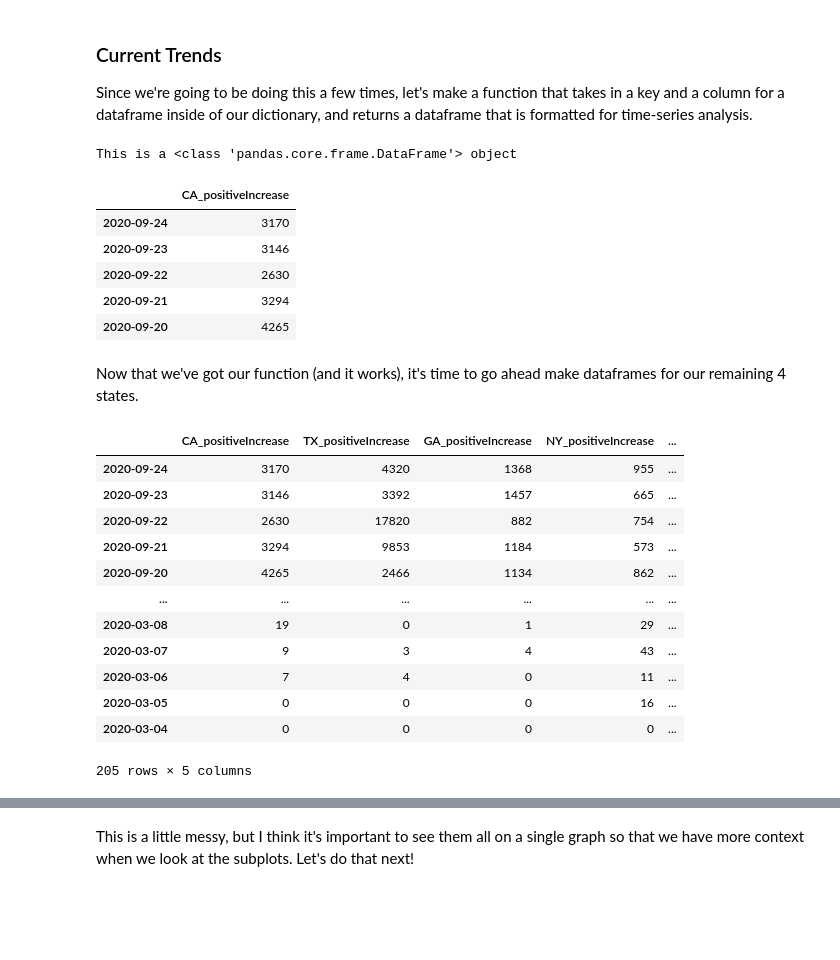
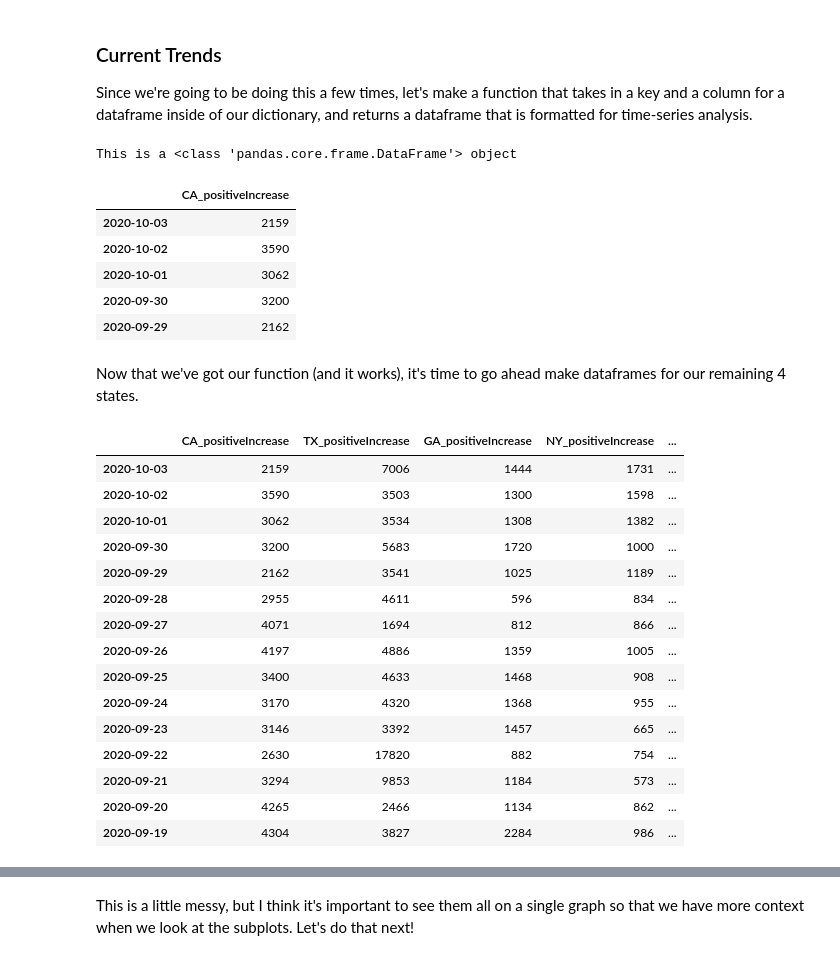
Before and after one commit to bmauss/COVID_Forecast, a Jupyter notebook: 2 Exploratory Data Analysis.ipynb, the cells around one changed output, grey strips where cells are left out. Saved outputs shown, nothing was run; the diff lists cells and outputs as text; code cells hidden in the pictures; blank space fills up the shorter version.

```diff
--- a/2 Exploratory Data Analysis.ipynb
+++ b/2 Exploratory Data Analysis.ipynb
@@ -279,16 +279,16 @@ def dict_to_timeseries(key, col):
 
 # Test
 CA = dict_to_timeseries('CA', 'positiveIncrease')
-print(f"This is a {type(cali)} object")
+print(f"This is a {type(CA)} object")
 CA.head()
 # %% [output]
 This is a <class 'pandas.core.frame.DataFrame'> object
 |  | CA_positiveIncrease |
-| 2020-09-24 | 3170 |
-| 2020-09-23 | 3146 |
-| 2020-09-22 | 2630 |
-| 2020-09-21 | 3294 |
-| 2020-09-20 | 4265 |
+| 2020-10-03 | 2159 |
+| 2020-10-02 | 3590 |
+| 2020-10-01 | 3062 |
+| 2020-09-30 | 3200 |
+| 2020-09-29 | 2162 |
 # %% [markdown]
 Now that we've got our function (and it works), it's time to go ahead make dataframes for our remaining 4 states.
 # %%
@@ -299,20 +311,23 @@ FL = dict_to_timeseries('FL', 'positiveIncrease')
 # %%
 top_5 = pd.concat([CA, TX, GA, NY, FL], axis=1, join='outer')
-top_5
+top_5.head(15)
 # %% [output]
 |  | CA_positiveIncrease | TX_positiveIncrease | GA_positiveIncrease | NY_positiveIncrease | ... |
+| 2020-10-03 | 2159 | 7006 | 1444 | 1731 | ... |
+| 2020-10-02 | 3590 | 3503 | 1300 | 1598 | ... |
+| 2020-10-01 | 3062 | 3534 | 1308 | 1382 | ... |
+| 2020-09-30 | 3200 | 5683 | 1720 | 1000 | ... |
+| 2020-09-29 | 2162 | 3541 | 1025 | 1189 | ... |
+| 2020-09-28 | 2955 | 4611 | 596 | 834 | ... |
+| 2020-09-27 | 4071 | 1694 | 812 | 866 | ... |
+| 2020-09-26 | 4197 | 4886 | 1359 | 1005 | ... |
+| 2020-09-25 | 3400 | 4633 | 1468 | 908 | ... |
 | 2020-09-24 | 3170 | 4320 | 1368 | 955 | ... |
 | 2020-09-23 | 3146 | 3392 | 1457 | 665 | ... |
 | 2020-09-22 | 2630 | 17820 | 882 | 754 | ... |
 | 2020-09-21 | 3294 | 9853 | 1184 | 573 | ... |
 | 2020-09-20 | 4265 | 2466 | 1134 | 862 | ... |
-| ... | ... | ... | ... | ... | ... |
-| 2020-03-08 | 19 | 0 | 1 | 29 | ... |
-| 2020-03-07 | 9 | 3 | 4 | 43 | ... |
-| 2020-03-06 | 7 | 4 | 0 | 11 | ... |
-| 2020-03-05 | 0 | 0 | 0 | 16 | ... |
-| 2020-03-04 | 0 | 0 | 0 | 0 | ... |
+| 2020-09-19 | 4304 | 3827 | 2284 | 986 | ... |
-205 rows × 5 columns
 # %%
 top_5.plot(figsize=(20, 10), legend=True)
 # %% [output]
```
Also changed, not shown: parts of 32 cells of this notebook, 5 other files.
